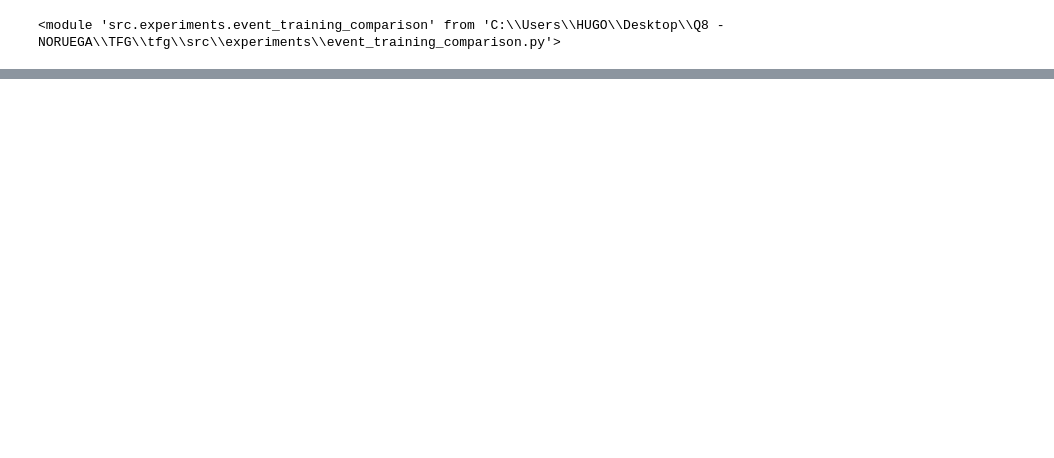
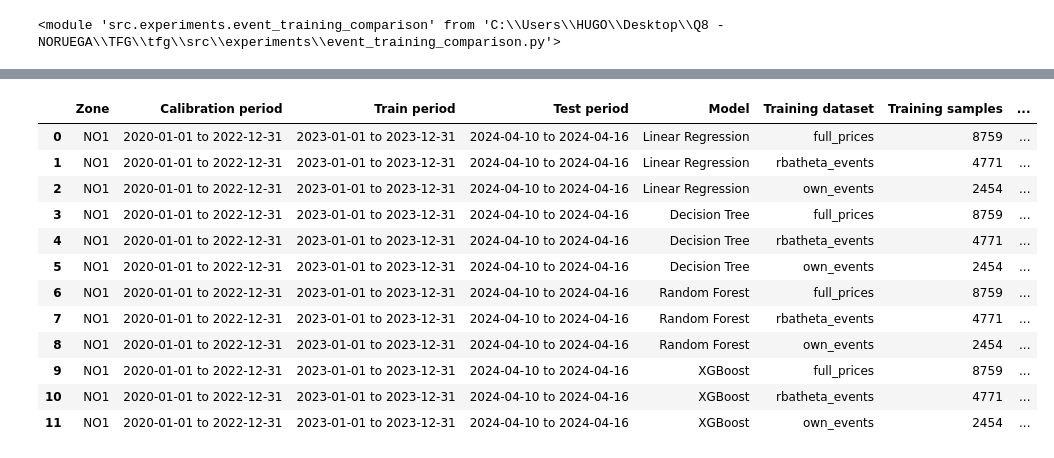
Before and after one commit to huugoox/tfg, a Jupyter notebook: notebooks/Analysis/0X_CommonModel.ipynb, the cells around one changed output, grey strips where cells are left out. Cells and saved outputs as stored; diff of their text form; code cells hidden in the pictures; blank space fills up the shorter version.

```diff
--- a/notebooks/Analysis/0X_CommonModel.ipynb
+++ b/notebooks/Analysis/0X_CommonModel.ipynb
@@ -110,13 +122,11 @@ Test period: 2022-04-10 00:00:00 to 2022-04-16 22:00:00
 # %%
 # ============================================================
-# TEST EVENT THRESHOLD CALIBRATION
+# CALIBRATE EVENT THRESHOLDS
 # ============================================================
 
-importlib.reload(etc)
-
-thresholds_2020 = etc.calibrate_price_event_thresholds(
+thresholds_calibration = etc.calibrate_price_event_thresholds(
     df_calibration=df_calibration
 )
 
-thresholds_2020
+thresholds_calibration
 # %% [output]
@@ -224,0 +217,72 @@ etc.plot_metric_vs_training_samples_by_model(
+# %%
+# ============================================================
+# TRAIN MODELS WITH FINAL TRAINING DATASETS
+# ============================================================
+
+models = etc.get_default_models()
+
+feature_cols = [
+    "price_value",
+    "hour_of_day",
+    "day_of_week",
+    "month",
+]
+
+target_col = "target_price_1h"
+
+all_results = []
+all_predictions = {}
+
+for model_name, model_factory in models.items():
+    model_results, model_predictions = etc.train_single_model_with_training_sets(
+        model_name=model_name,
+        model_factory=model_factory,
+        train_datasets=train_datasets,
+        df_test=df_test_common,
+        feature_cols=feature_cols,
+        target_col=target_col,
+        full_train_size=len(df_train_full_2023),
+    )
+
+    all_results.extend(model_results)
+    all_predictions[model_name] = model_predictions
+
+results_table = etc.build_results_table(all_results)
+
+results_table["Zone"] = zone_code
+results_table["Calibration period"] = "2020-01-01 to 2022-12-31"
+results_table["Train period"] = "2023-01-01 to 2023-12-31"
+results_table["Test period"] = "2024-04-10 to 2024-04-16"
+
+ordered_cols = [
+    "Zone",
+    "Calibration period",
+    "Train period",
+    "Test period",
+    "Model",
+    "Training dataset",
+    "Training samples",
+    "Test samples",
+    "Train data used (%)",
+    "Data reduction (%)",
+    "RMSE",
+    "RMSLE",
+]
+
+results_table = results_table[ordered_cols]
+
+results_table
+# %% [output]
+|  | Zone | Calibration period | Train period | Test period | Model | Training dataset | Training samples | ... |
+| 0 | NO1 | 2020-01-01 to 2022-12-31 | 2023-01-01 to 2023-12-31 | 2024-04-10 to 2024-04-16 | Linear Regression | full_prices | 8759 | ... |
+| 1 | NO1 | 2020-01-01 to 2022-12-31 | 2023-01-01 to 2023-12-31 | 2024-04-10 to 2024-04-16 | Linear Regression | rbatheta_events | 4771 | ... |
+| 2 | NO1 | 2020-01-01 to 2022-12-31 | 2023-01-01 to 2023-12-31 | 2024-04-10 to 2024-04-16 | Linear Regression | own_events | 2454 | ... |
+| 3 | NO1 | 2020-01-01 to 2022-12-31 | 2023-01-01 to 2023-12-31 | 2024-04-10 to 2024-04-16 | Decision Tree | full_prices | 8759 | ... |
+| 4 | NO1 | 2020-01-01 to 2022-12-31 | 2023-01-01 to 2023-12-31 | 2024-04-10 to 2024-04-16 | Decision Tree | rbatheta_events | 4771 | ... |
+| 5 | NO1 | 2020-01-01 to 2022-12-31 | 2023-01-01 to 2023-12-31 | 2024-04-10 to 2024-04-16 | Decision Tree | own_events | 2454 | ... |
+| 6 | NO1 | 2020-01-01 to 2022-12-31 | 2023-01-01 to 2023-12-31 | 2024-04-10 to 2024-04-16 | Random Forest | full_prices | 8759 | ... |
+| 7 | NO1 | 2020-01-01 to 2022-12-31 | 2023-01-01 to 2023-12-31 | 2024-04-10 to 2024-04-16 | Random Forest | rbatheta_events | 4771 | ... |
+| 8 | NO1 | 2020-01-01 to 2022-12-31 | 2023-01-01 to 2023-12-31 | 2024-04-10 to 2024-04-16 | Random Forest | own_events | 2454 | ... |
+| 9 | NO1 | 2020-01-01 to 2022-12-31 | 2023-01-01 to 2023-12-31 | 2024-04-10 to 2024-04-16 | XGBoost | full_prices | 8759 | ... |
+| 10 | NO1 | 2020-01-01 to 2022-12-31 | 2023-01-01 to 2023-12-31 | 2024-04-10 to 2024-04-16 | XGBoost | rbatheta_events | 4771 | ... |
+| 11 | NO1 | 2020-01-01 to 2022-12-31 | 2023-01-01 to 2023-12-31 | 2024-04-10 to 2024-04-16 | XGBoost | own_events | 2454 | ... |
```
Also changed, not shown: parts of 10 cells of this notebook, 1 other file.
